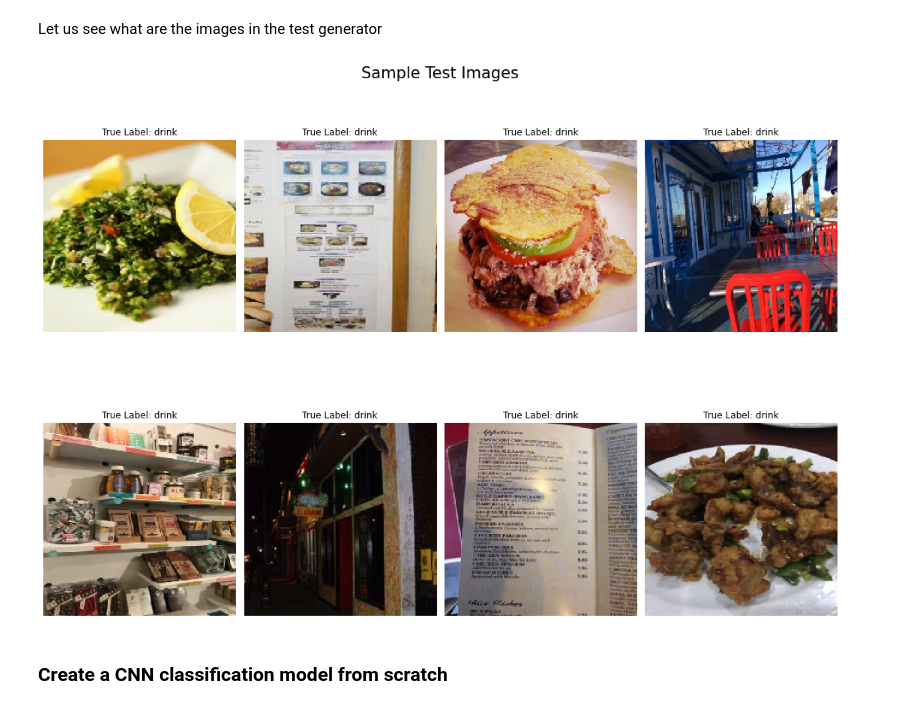
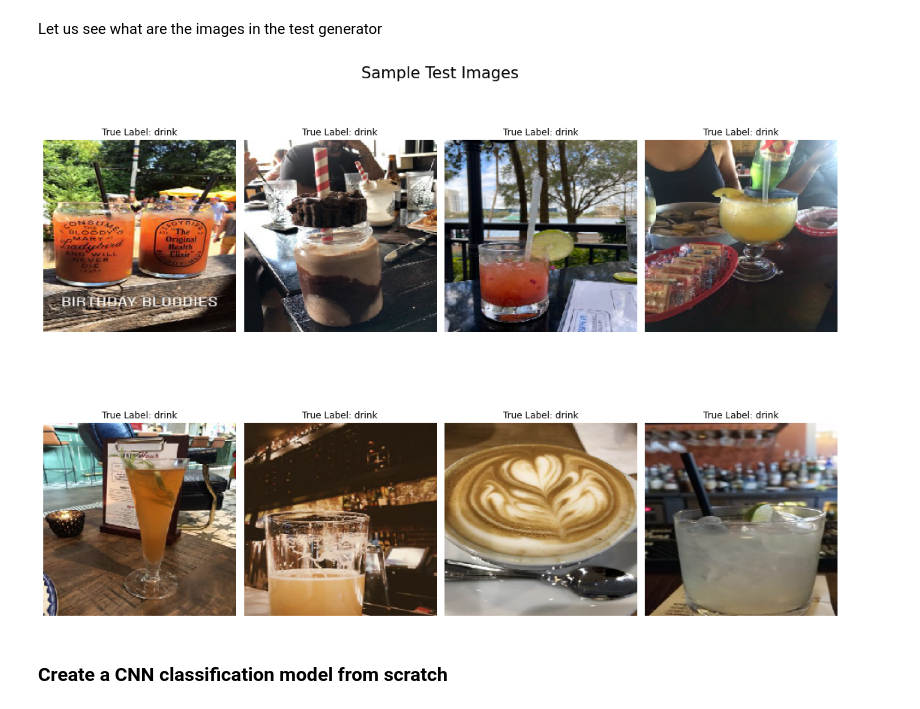
Before and after one commit to santra11/Yelp-ComputerVision-NLP, a Jupyter notebook: CNNclassificationyelp.ipynb, the cells around one changed output. Saved outputs shown, nothing was run; the diff lists cells and outputs as text; code cells hidden in the pictures.

```diff
--- a/CNNclassificationyelp.ipynb
+++ b/CNNclassificationyelp.ipynb
@@ -112,20 +112,20 @@ Let us see what are the images in the test generator
 # %%
 fig, ax = plt.subplots(nrows=2, ncols=4, figsize=(15, 12))
 idx = 0
 
 for i in range(2):
     for j in range(4):
         label = labels[np.argmax(test_ds[0][1][idx])]
         ax[i, j].set_title(f"True Label: {label}")
-        ax[i, j].imshow(train_ds[0][0][idx][:, :, :])
+        ax[i, j].imshow(test_ds[0][0][idx][:, :, :])
         ax[i, j].axis("off")
         idx += 1
 
 plt.tight_layout()
 plt.suptitle("Sample Test Images", fontsize=21)
 plt.show()
 # %% [output]
-[figure, old version]
+[figure, new version]
 # %% [markdown]
 ### Create a CNN classification model from scratch
 # %%
```
